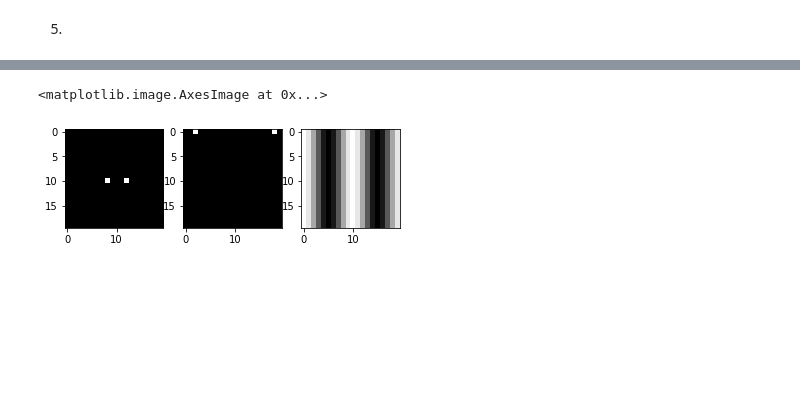
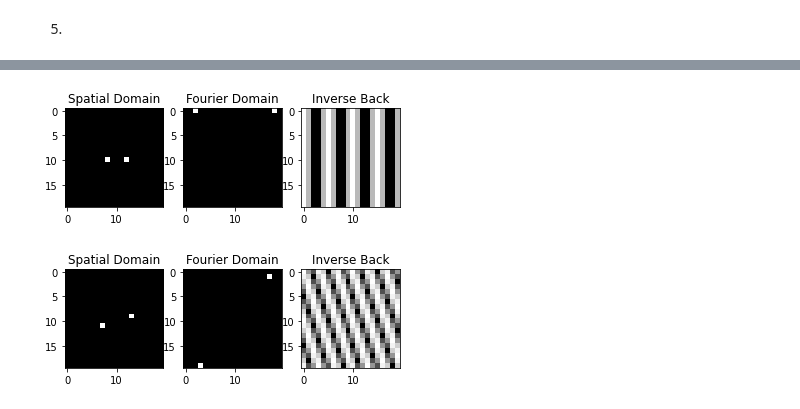
Before and after one commit to twyunting/CSC-676_Computer-Vision, a Jupyter notebook: Homeworks/hw3/homework3/code/CSC-676_HW3_YuntingChiu.ipynb, the cells around one changed output, grey strips where cells are left out. Saved outputs shown, nothing was run; the diff lists cells and outputs as text; code cells hidden in the pictures; blank space fills up the shorter version.

```diff
--- a/Homeworks/hw3/homework3/code/CSC-676_HW3_YuntingChiu.ipynb
+++ b/Homeworks/hw3/homework3/code/CSC-676_HW3_YuntingChiu.ipynb
@@ -71,19 +71,21 @@ plt.show()
 # %% [markdown]
 4.
 # %%
-def function(t):
+def formula(t):
     return 1/ (1+.99 * cos(2*pi*t))
 
-Taux = 10000 # Sample rate
+Taux = 1000 # sample rate should be at least 100
 T = 1 # duration
 N = Taux * T # number of points
 
-X = linspace(0,T,N, endpoint=False)
-Y = function(X)
+X = np.linspace(0, T, N, endpoint = False)
+Y = formula(X)
 
 figure('exo 1A')
 clf()
-plot(X,Y)
+xlabel("samples"); ylabel("formula")
+plot(X, Y)
+
 Ytilde = fft(Y)
 
 Freq = arange(N)
@@ -153,19 +130,25 @@ plt.show()
 # %%
-M = N = 20
-xy = np.zeros((M, N))
+def fourierPlot(u, v):
+  M = N = 20 # M = col, N = row
+  xy = np.zeros((M, N))
 
-u = 2
-v = 0
-xy[M//2-v, N//2+u] = 1
-xy[M//2+v, N//2-u] = 1
+  xy[M//2-v, N//2+u] = 1
+  xy[M//2+v, N//2-u] = 1
 
-plt.subplot(1,3,1)
-plt.imshow(xy, cmap = "gray")
-plt.subplot(1,3,2)
-plt.imshow(np.fft.ifftshift(xy), cmap = "gray")
-plt.title("shifted to center")
-plt.subplot(1,3,3)
-plt.imshow(np.fft.ifft2(np.fft.ifftshift(xy)).real, cmap = "gray")
+  plt.subplot(1,3,1)
+  plt.imshow(xy, cmap = "gray")
+  plt.title("Spatial Domain")
+  plt.subplot(1,3,2)
+  plt.imshow(np.fft.fftshift(xy), cmap = "gray")
+  plt.title("Fourier Domain")
+  plt.subplot(1,3,3)
+  plt.imshow(np.abs(np.fft.ifft2(np.fft.ifftshift(xy))), cmap = "gray")
+  plt.title("Inverse Back")
+
+fourierPlot(2, 0)
 # %% [output]
-<matplotlib.image.AxesImage at 0x...>
-[figure, old version]
+[figure, new version]
+# %%
+fourierPlot(3, 1)
+# %% [output]
+[figure, added]
```
Also changed, not shown: parts of 3 cells of this notebook, 2 other files.
